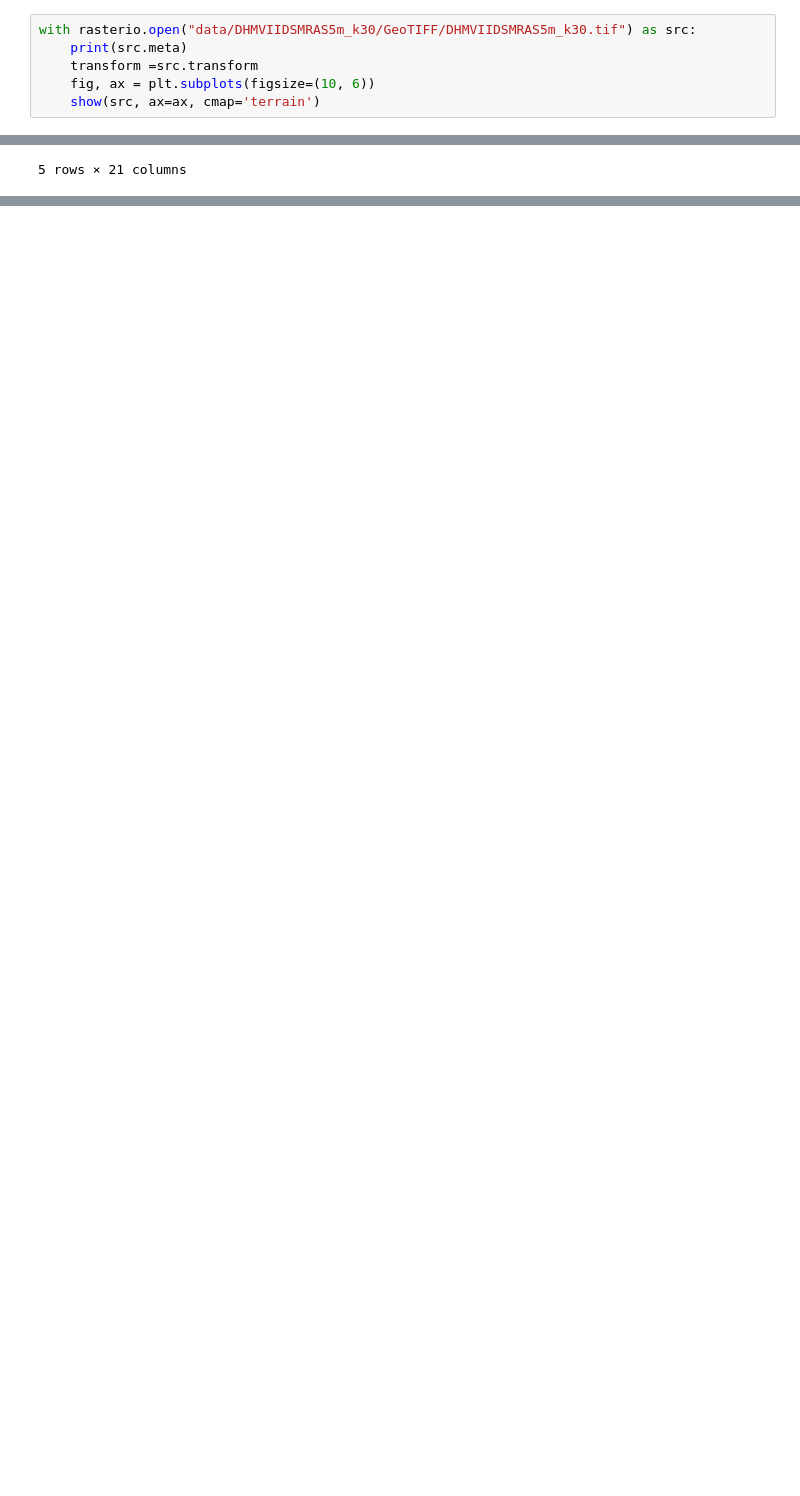
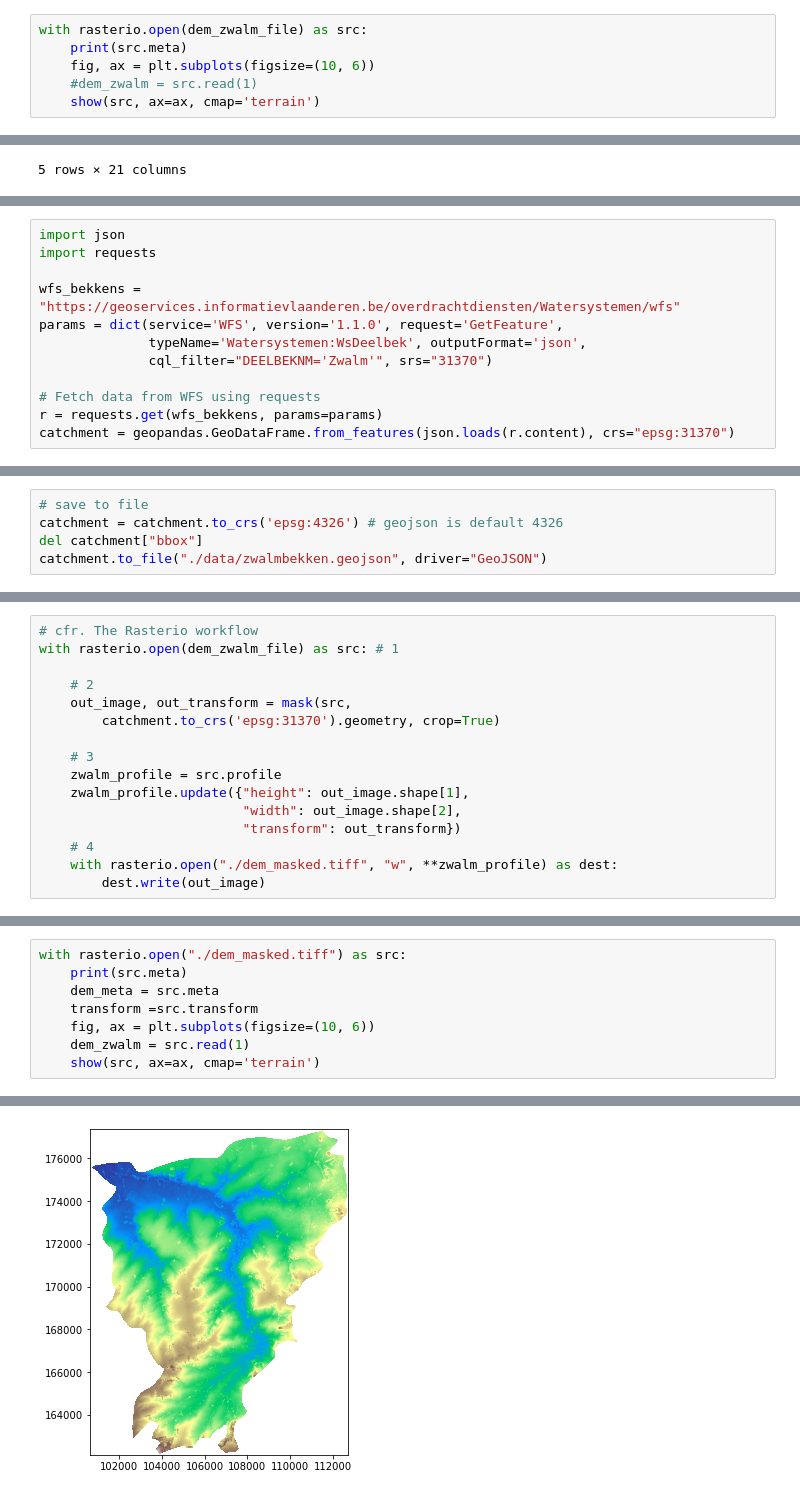
Before and after one commit to jorisvandenbossche/DS-python-geospatial, a Jupyter notebook: notebooks/20-raster-vector-tools.ipynb, the cells around one changed output, grey strips where cells are left out. Saved outputs shown, nothing was run; the diff lists cells and outputs as text; blank space fills up the shorter version.

Commit message:
Extend raster-vector interaction

```diff
--- a/notebooks/20-raster-vector-tools.ipynb
+++ b/notebooks/20-raster-vector-tools.ipynb
@@ -94,8 +103,8 @@ The digital elevation model (DEM) can be downloaded via the [governmental websit
 # %%
-with rasterio.open("data/DHMVIIDSMRAS5m_k30/GeoTIFF/DHMVIIDSMRAS5m_k30.tif") as src:
+with rasterio.open(dem_zwalm_file) as src:
     print(src.meta)
-    transform =src.transform
     fig, ax = plt.subplots(figsize=(10, 6))
+    #dem_zwalm = src.read(1)
     show(src, ax=ax, cmap='terrain')
 # %% [output]
 {'driver': 'GTiff', 'dtype': 'float32', 'nodata': -9999.0, 'width': 6400, 'height': 4000, 'count': 1, 'crs': CRS.from_epsg(31370), 'transform': Affine(5.0, 0.0, 98000.0,
@@ -136,0 +154,12 @@ segments.plot()
+# %%
+import json
+import requests
+
+wfs_bekkens = "https://geoservices.informatievlaanderen.be/overdrachtdiensten/Watersystemen/wfs"
+params = dict(service='WFS', version='1.1.0', request='GetFeature',
+              typeName='Watersystemen:WsDeelbek', outputFormat='json',
+              cql_filter="DEELBEKNM='Zwalm'", srs="31370")
+
+# Fetch data from WFS using requests
+r = requests.get(wfs_bekkens, params=params)
+catchment = geopandas.GeoDataFrame.from_features(json.loads(r.content), crs="epsg:31370")
@@ -136,0 +173,5 @@ segments.plot()
+# %%
+# save to file
+catchment = catchment.to_crs('epsg:4326') # geojson is default 4326
+del catchment["bbox"]
+catchment.to_file("./data/zwalmbekken.geojson", driver="GeoJSON")
@@ -136,0 +187,16 @@ segments.plot()
+# %%
+# cfr. The Rasterio workflow
+with rasterio.open(dem_zwalm_file) as src: # 1
+
+    # 2
+    out_image, out_transform = mask(src,
+        catchment.to_crs('epsg:31370').geometry, crop=True)
+
+    # 3
+    zwalm_profile = src.profile
+    zwalm_profile.update({"height": out_image.shape[1],
+                          "width": out_image.shape[2],
+                          "transform": out_transform})
+    # 4
+    with rasterio.open("./dem_masked.tiff", "w", **zwalm_profile) as dest:
+        dest.write(out_image)
@@ -136,0 +205,9 @@ segments.plot()
+# %%
+with rasterio.open("./dem_masked.tiff") as src:
+    print(src.meta)
+    dem_meta = src.meta
+    transform =src.transform
+    fig, ax = plt.subplots(figsize=(10, 6))
+    dem_zwalm = src.read(1)
+    show(src, ax=ax, cmap='terrain')
+# %% [output]
@@ -136,0 +216 @@ segments.plot()
+[figure, added]
```
Also changed, not shown: parts of 32 cells of this notebook.
